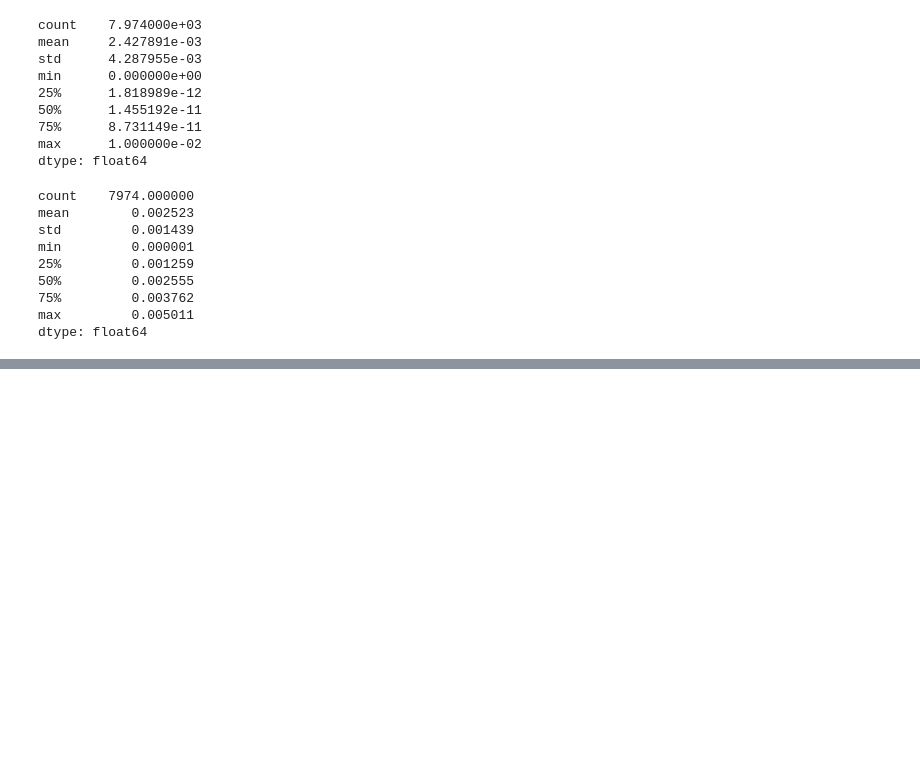
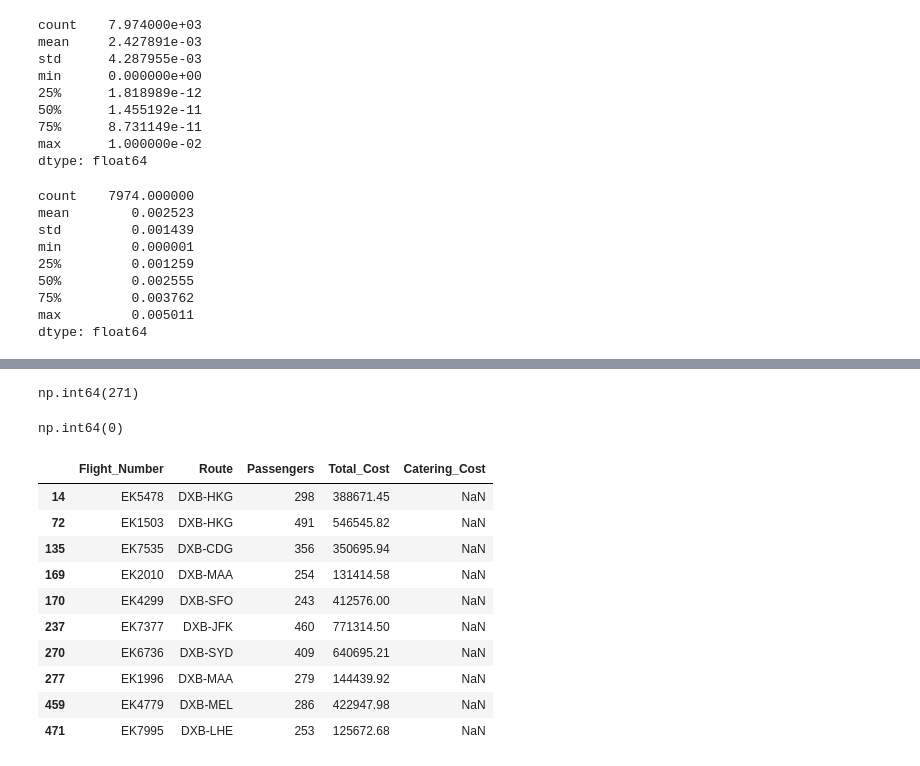
Before and after one commit to Deepanshu07-eng/Airline-Intelligence-Platform, a Jupyter notebook: notebooks/01_Data_Profiling.ipynb, the cells around one changed output, grey strips where cells are left out. Saved outputs shown, nothing was run; the diff lists cells and outputs as text; code cells hidden in the pictures; blank space fills up the shorter version.

```diff
--- a/notebooks/01_Data_Profiling.ipynb
+++ b/notebooks/01_Data_Profiling.ipynb
@@ -149,0 +210,4 @@ dtype: float64
+# %%
+df["implied_ancillary"] = df["Total_Revenue"] - df["Ticket_Revenue"]
+
+(df["implied_ancillary"] - df["Ancillary_Revenue"]).abs().describe()
@@ -149,0 +240,29 @@ dtype: float64
+# %%
+df["Ancillary_Revenue"].isnull().sum()
+# %% [output]
+np.int64(271)
+# %%
+df["Ancillary_Revenue"] = df["Ancillary_Revenue"].fillna(
+    df["Total_Revenue"] - df["Ticket_Revenue"]
+)
+# %%
+df["Ancillary_Revenue"].isnull().sum()
+# %% [output]
+np.int64(0)
+# %%
+df[df["Catering_Cost"].isnull()][
+    ["Flight_Number", "Route", "Passengers",
+     "Total_Cost", "Catering_Cost"]
+].head(10)
+# %% [output]
+|  | Flight_Number | Route | Passengers | Total_Cost | Catering_Cost |
+| 14 | EK5478 | DXB-HKG | 298 | 388671.45 | NaN |
+| 72 | EK1503 | DXB-HKG | 491 | 546545.82 | NaN |
+| 135 | EK7535 | DXB-CDG | 356 | 350695.94 | NaN |
+| 169 | EK2010 | DXB-MAA | 254 | 131414.58 | NaN |
+| 170 | EK4299 | DXB-SFO | 243 | 412576.00 | NaN |
+| 237 | EK7377 | DXB-JFK | 460 | 771314.50 | NaN |
+| 270 | EK6736 | DXB-SYD | 409 | 640695.21 | NaN |
+| 277 | EK1996 | DXB-MAA | 279 | 144439.92 | NaN |
+| 459 | EK4779 | DXB-MEL | 286 | 422947.98 | NaN |
+| 471 | EK7995 | DXB-LHE | 253 | 125672.68 | NaN |
```
Also changed, not shown: parts of 9 cells of this notebook.
